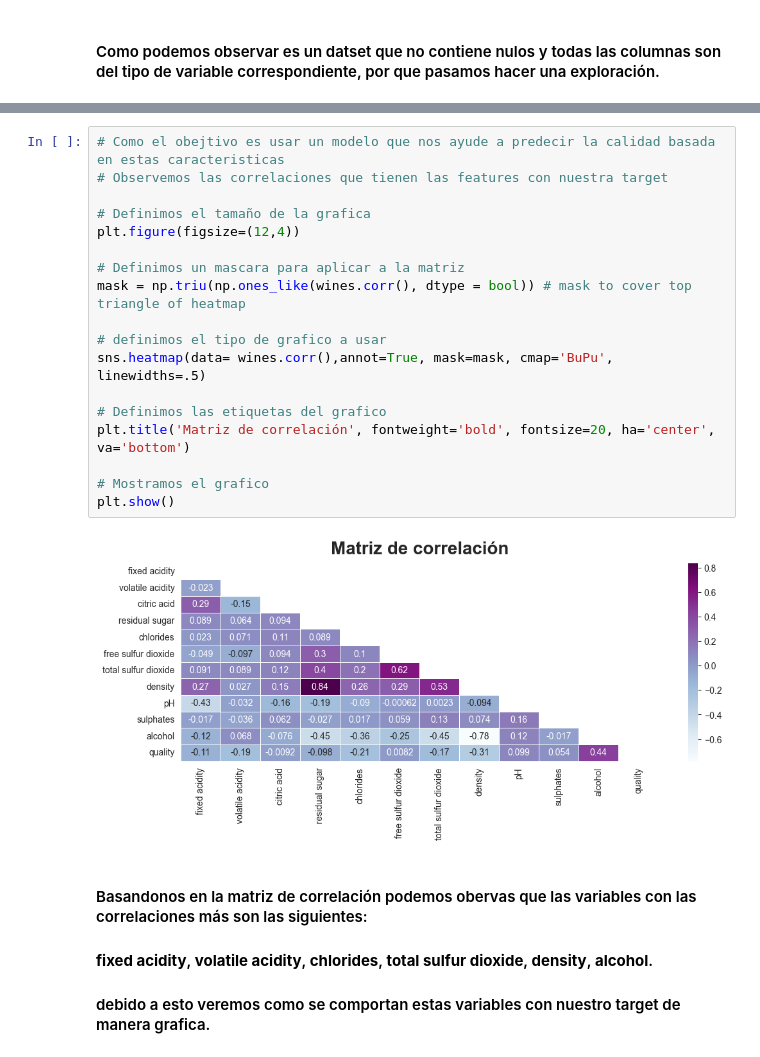
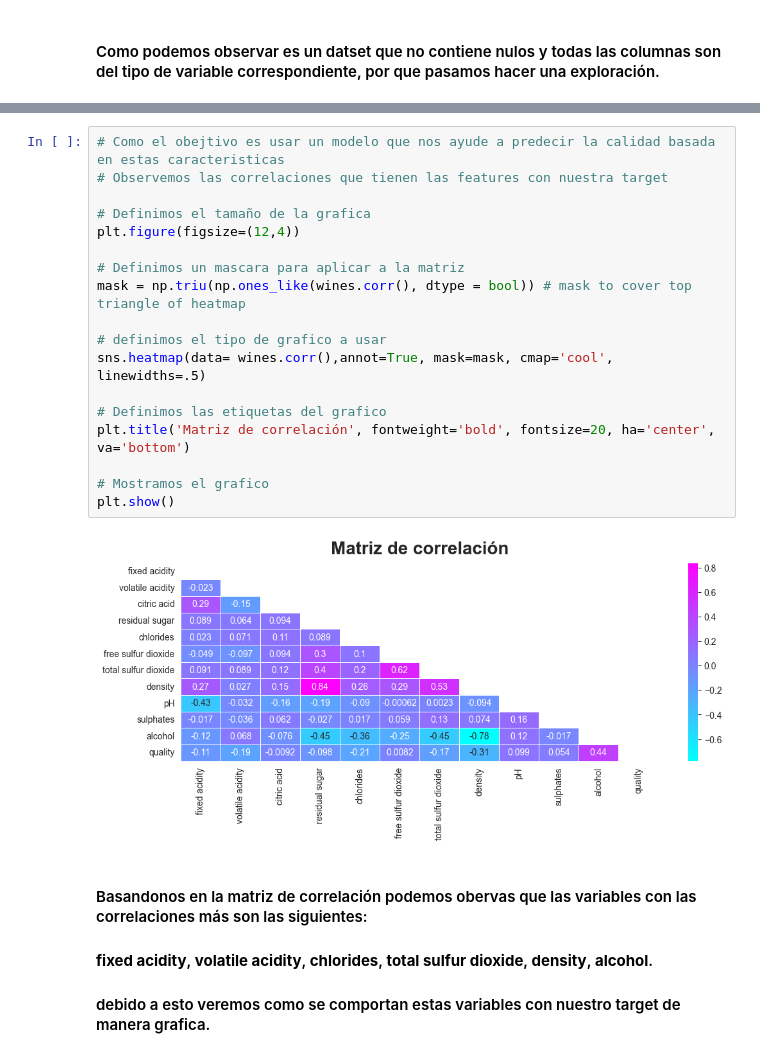
Before and after one commit to JuankTS/WineQuality, a Jupyter notebook: Analysis/Wines.ipynb, the cells around one changed output, grey strips where cells are left out. Cells and saved outputs as stored; diff of their text form.

```diff
--- a/Analysis/Wines.ipynb
+++ b/Analysis/Wines.ipynb
@@ -101,23 +113,23 @@ plt.show()
 # %%
 # Como el obejtivo es usar un modelo que nos ayude a predecir la calidad basada en estas caracteristicas
 # Observemos las correlaciones que tienen las features con nuestra target
 
 # Definimos el tamaño de la grafica
 plt.figure(figsize=(12,4))
 
 # Definimos un mascara para aplicar a la matriz
 mask = np.triu(np.ones_like(wines.corr(), dtype = bool)) # mask to cover top triangle of heatmap
 
 # definimos el tipo de grafico a usar
-sns.heatmap(data= wines.corr(),annot=True, mask=mask, cmap='BuPu', linewidths=.5)
+sns.heatmap(data= wines.corr(),annot=True, mask=mask, cmap='cool', linewidths=.5)
 
 # Definimos las etiquetas del grafico
 plt.title('Matriz de correlación', fontweight='bold', fontsize=20, ha='center', va='bottom')
 
 # Mostramos el grafico
 plt.show()
 # %% [output]
-[figure, old version]
+[figure, new version]
 # %% [markdown]
 #### Basandonos en la matriz de correlación podemos obervas que las variables con las correlaciones más son las siguientes:
 #### **fixed acidity**, **volatile acidity**, **chlorides**, **total sulfur dioxide**, **density**, **alcohol**.
```
Also changed, not shown: parts of 14 cells of this notebook.
